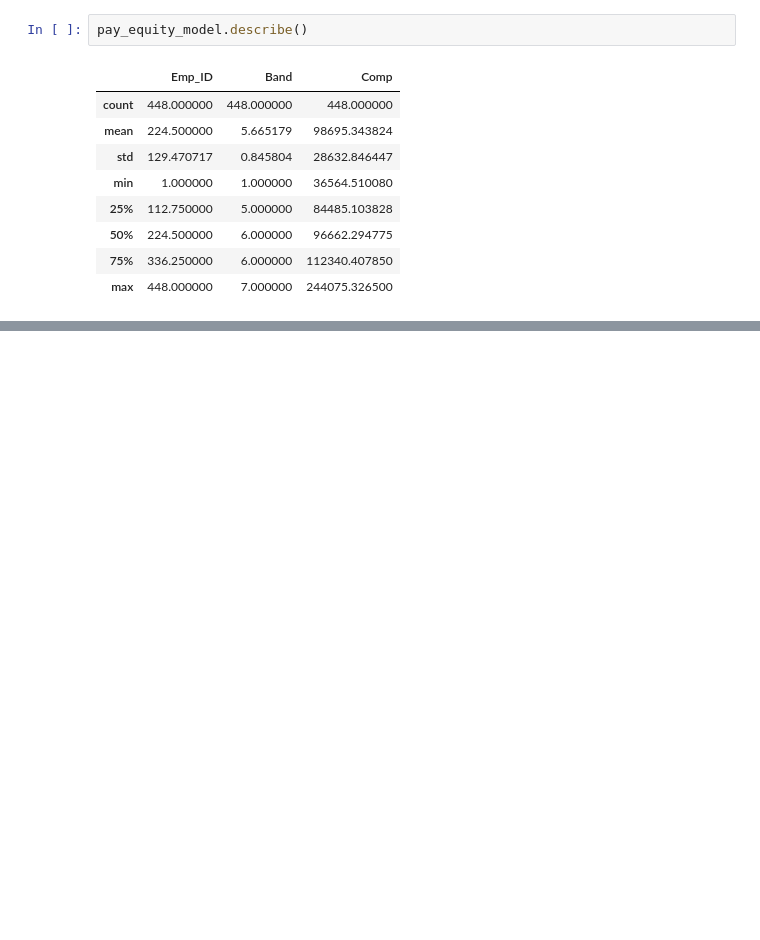
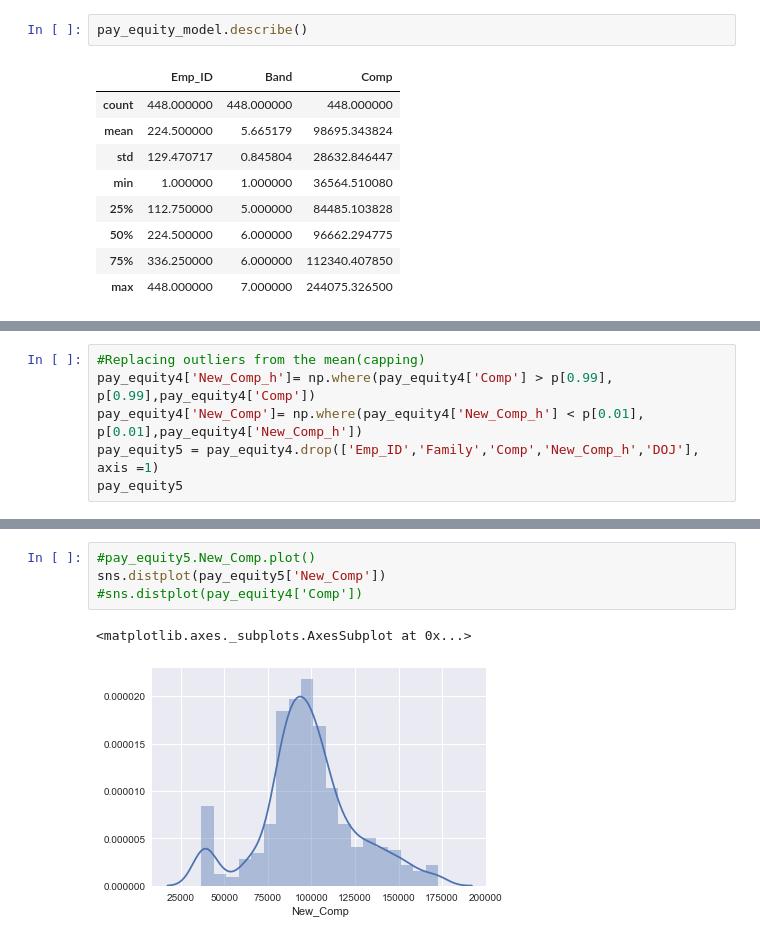
Before and after one commit to MonicaJain16/Python, a Jupyter notebook: Basic Statistics.ipynb, the cells around one changed output, grey strips where cells are left out. Saved outputs shown, nothing was run; the diff lists cells and outputs as text; blank space fills up the shorter version.

```diff
--- a/Basic Statistics.ipynb
+++ b/Basic Statistics.ipynb
@@ -186,0 +215,6 @@ ValueError: The truth value of a Series is ambiguous. Use a.empty, a.bool(), a.i
+# %%
+#Replacing outliers from the mean(capping)
+pay_equity4['New_Comp_h']= np.where(pay_equity4['Comp'] > p[0.99], p[0.99],pay_equity4['Comp'])
+pay_equity4['New_Comp']= np.where(pay_equity4['New_Comp_h'] < p[0.01], p[0.01],pay_equity4['New_Comp_h'])
+pay_equity5 = pay_equity4.drop(['Emp_ID','Family','Comp','New_Comp_h','DOJ'], axis =1)
+pay_equity5
@@ -186,0 +248,7 @@ ValueError: The truth value of a Series is ambiguous. Use a.empty, a.bool(), a.i
+# %%
+#pay_equity5.New_Comp.plot()
+sns.distplot(pay_equity5['New_Comp'])
+#sns.distplot(pay_equity4['Comp'])
+# %% [output]
+<matplotlib.axes._subplots.AxesSubplot at 0x...>
+[figure, added]
```
Also changed, not shown: parts of 28 cells of this notebook.
